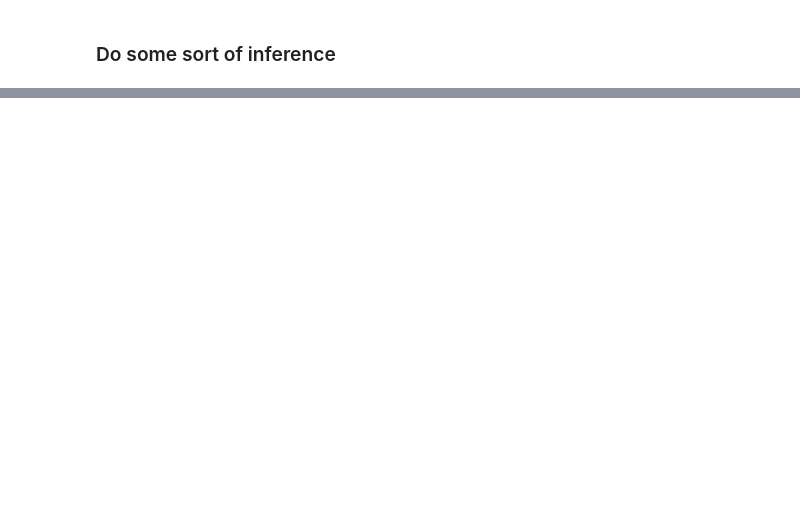
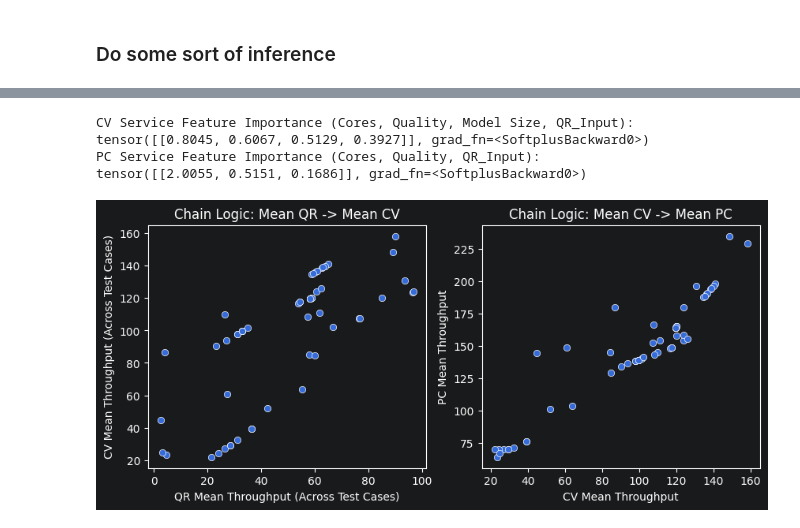
Before and after one commit to borissedlak/composable-autonomous-offerings, a Jupyter notebook: notebooks/create_deepGP.ipynb, the cells around one changed output, grey strips where cells are left out. Drawn from its saved outputs; the diff is of its cells as text; code cells hidden in the pictures; blank space fills up the shorter version.

Commit message:
I'm getting some reasonable results for the cumulative mean/std

```diff
--- a/notebooks/create_deepGP.ipynb
+++ b/notebooks/create_deepGP.ipynb
@@ -127,9 +165,6 @@ class ServiceChain(torch.nn.Module):
 # %% [markdown]
 ### Do the training of the GP
 # %%
-# Load and Process (Assuming converted_df exists from your RASK.preprocess)
-train_loader, test_x, test_y, y_scaler = prepare_chained_data(converted_df)
-
 model = ServiceChain(qr_idx=[0, 1], cv_idx=[2, 3, 4], pc_idx=[5, 6])
 if torch.cuda.is_available():
     model, test_x, test_y = model.cuda(), test_x.cuda(), test_y.cuda()
@@ -141,7 +176,7 @@ mll_cv = gpytorch.mlls.VariationalELBO(model.cv_likelihood, model.cv_gp, num_dat
 mll_pc = gpytorch.mlls.VariationalELBO(model.pc_likelihood, model.pc_gp, num_data=len(train_loader.dataset))
 
 model.train()
-for epoch in range(200):
+for epoch in range(500):
     with gpytorch.settings.cholesky_jitter(1e-3):
         for x_batch, y_batch in train_loader:
             if torch.cuda.is_available(): x_batch, y_batch = x_batch.cuda(), y_batch.cuda()
@@ -191,0 +248,37 @@ print(f"Probabilities for first 5 test cases: {slo_fulfilled[:5]}")
+# %%
+import matplotlib.pyplot as plt
+import seaborn as sns
+
+# 1. Average across the 1000 simulations to get one value per test case
+test_case_means = combined_samples.mean(axis=0) # Result shape: (60, 3)
+
+# 2. Plotting the relationship across ALL test cases
+plt.figure(figsize=(10, 4))
+
+plt.subplot(1, 2, 1)
+# X-axis: QR Mean for each test case, Y-axis: CV Mean for each test case
+sns.scatterplot(x=test_case_means[:, 0], y=test_case_means[:, 1])
+plt.xlabel('QR Mean Throughput (Across Test Cases)')
+plt.ylabel('CV Mean Throughput (Across Test Cases)')
+plt.title('Chain Logic: Mean QR -> Mean CV')
+
+plt.subplot(1, 2, 2)
+sns.scatterplot(x=test_case_means[:, 1], y=test_case_means[:, 2])
+plt.xlabel('CV Mean Throughput')
+plt.ylabel('PC Mean Throughput')
+plt.title('Chain Logic: Mean CV -> Mean PC')
+
+
+# Print lengthscales for CV service
+# Lower value = Higher importance/impact
+print("CV Service Feature Importance (Cores, Quality, Model Size, QR_Input):")
+print(model.cv_gp.covar_module.base_kernel.lengthscale)
+
+print("PC Service Feature Importance (Cores, Quality, QR_Input):")
+print(model.pc_gp.covar_module.base_kernel.lengthscale)
+# %% [output]
+CV Service Feature Importance (Cores, Quality, Model Size, QR_Input):
+tensor([[0.8045, 0.6067, 0.5129, 0.3927]], grad_fn=<SoftplusBackward0>)
+PC Service Feature Importance (Cores, Quality, QR_Input):
+tensor([[2.0055, 0.5151, 0.1686]], grad_fn=<SoftplusBackward0>)
+[figure, added]
```
Also changed, not shown: parts of 6 cells of this notebook.
